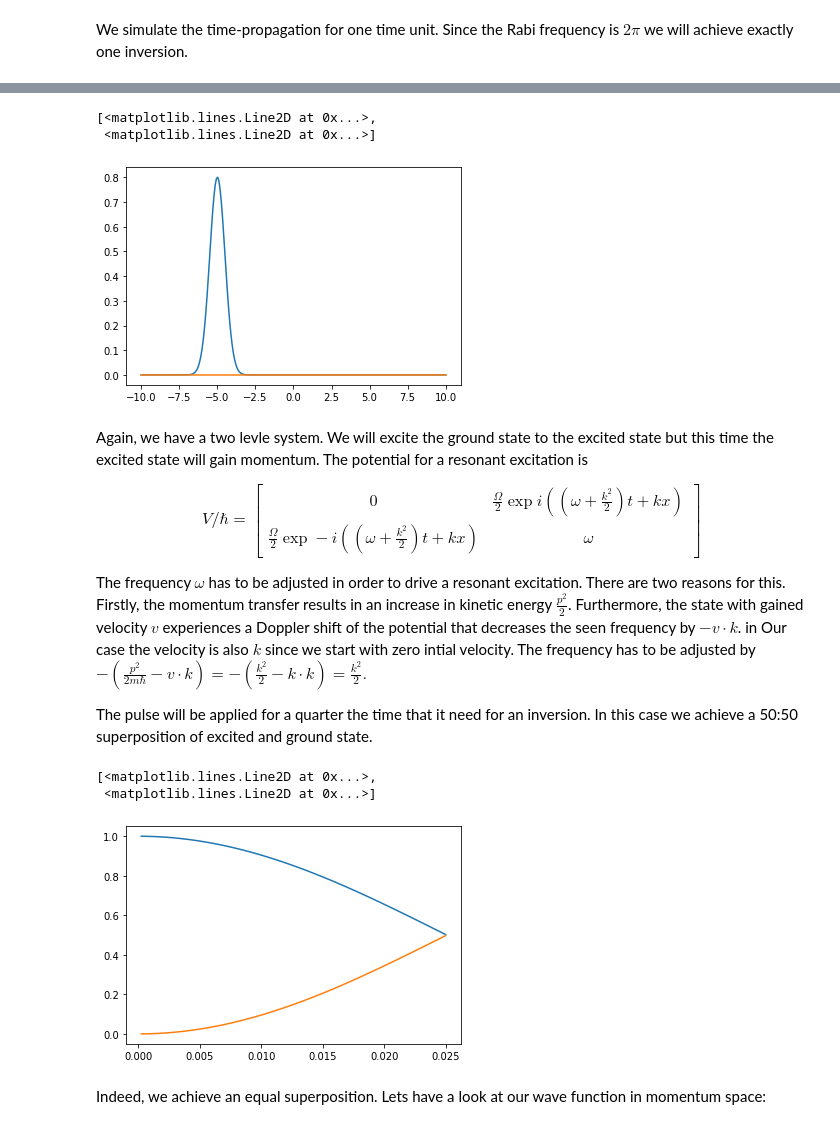
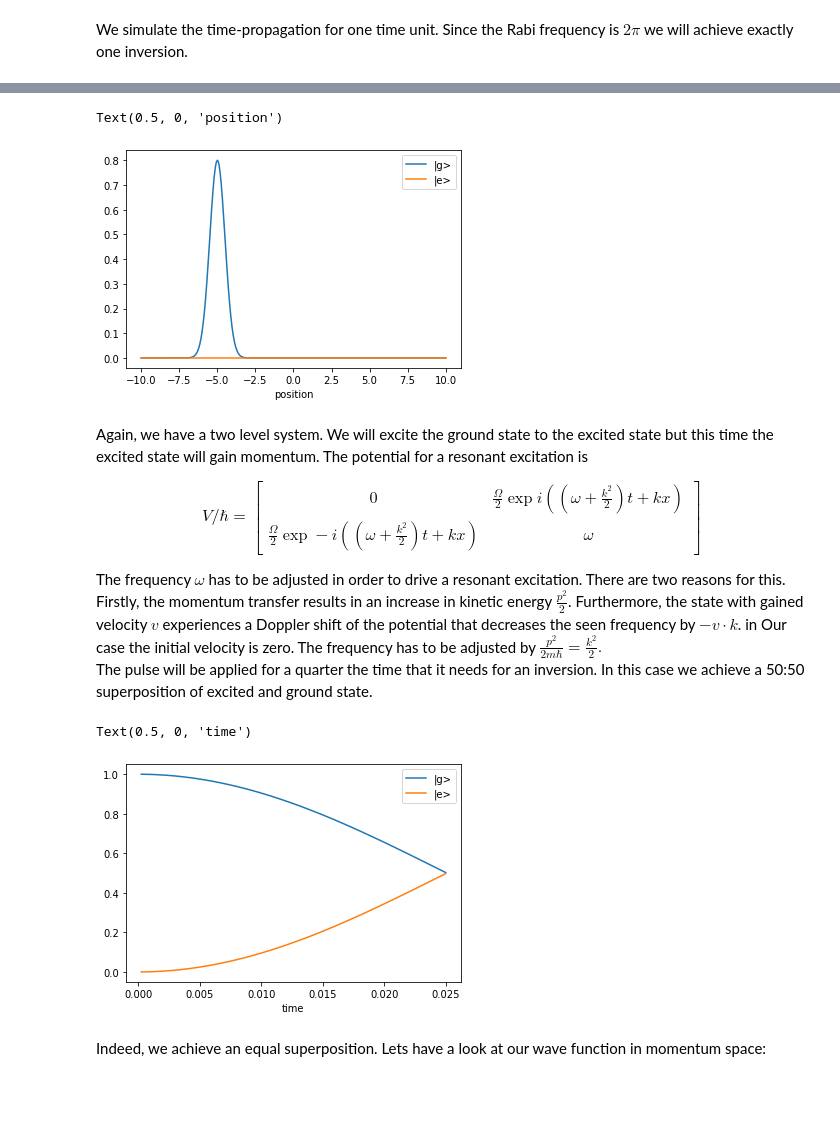
Before and after one commit to savowe/pytalises, a Jupyter notebook: docs/source/additional_examples.ipynb, the cells around one changed output, grey strips where cells are left out. Drawn from its saved outputs; the diff is of its cells as text; code cells hidden in the pictures; blank space fills up the shorter version.

```diff
--- a/docs/source/additional_examples.ipynb
+++ b/docs/source/additional_examples.ipynb
@@ -60,14 +62,15 @@ Let us look a that in a concrete example:
 # %%
 psi = pt.Wavefunction(["exp(-(x+5)**2)","0"], number_of_grid_points=(256,),
     spatial_ext=(-10,10), normalize_const=1.0)
 
-plt.plot(psi.r, np.abs(psi.amp)**2)
+lines = plt.plot(psi.r, np.abs(psi.amp)**2)
+plt.legend(lines, ('|g>', '|e>'))
+plt.xlabel("position")
 # %% [output]
-[<matplotlib.lines.Line2D at 0x...>,
- <matplotlib.lines.Line2D at 0x...>]
+Text(0.5, 0, 'position')
-[figure, old version]
+[figure, new version]
 # %% [markdown]
-Again, we have a two levle system. We will excite the ground state to the excited state but this time the excited state will gain momentum.
+Again, we have a two level system. We will excite the ground state to the excited state but this time the excited state will gain momentum.
 The potential for a resonant excitation is
 
 
@@ -81,11 +84,10 @@ V/\hbar
 $$
 
 
-The frequency $\omega$ has to be adjusted in order to drive a resonant excitation. There are two reasons for this. Firstly, the momentum transfer results in an increase in kinetic energy $\frac{p^2}{2}$. Furthermore, the state with gained velocity $v$ experiences a Doppler shift of the potential that decreases the seen frequency by $-v \cdot k$. in Our case the velocity is also $k$ since we start with zero intial velocity. The frequency has to be adjusted by $-(\frac{p^2}{2m\hbar}-v\cdot k) = -(\frac{k^2}{2}-k\cdot k) = \frac{k^2}{2}.$
-
-The pulse will be applied for a quarter the time that it need for an inversion. In this case we achieve a 50:50 superposition of excited and ground state.
+The frequency $\omega$ has to be adjusted in order to drive a resonant excitation. There are two reasons for this. Firstly, the momentum transfer results in an increase in kinetic energy $\frac{p^2}{2}$. Furthermore, the state with gained velocity $v$ experiences a Doppler shift of the potential that decreases the seen frequency by $-v \cdot k$. in Our case the initial velocity is zero. The frequency has to be adjusted by $\frac{p^2}{2m\hbar} = \frac{k^2}{2} .$
+The pulse will be applied for a quarter the time that it needs for an inversion. In this case we achieve a 50:50 superposition of excited and ground state.
 # %%
-v = ["0", "Omega_Rabi/2*exp(-1j*((omega+k**2/2)*t-k*x))", "omega"]
+V = ["0", "Omega_Rabi/2*exp(-1j*((omega+k**2/2)*t-k*x))", "omega"]
 
 f_Rabi = 10
 Omega_Rabi = 2*np.pi*f_Rabi
@@ -95,17 +97,18 @@ pop = np.zeros((num_time_steps, 2))
 time = np.zeros(num_time_steps)
 
 for i in range(num_time_steps):
-    psi.propagate(v, num_time_steps=1,
+    psi.propagate(V, num_time_steps=1,
         delta_t=pulse_length/num_time_steps,
         variables={'Omega_Rabi': Omega_Rabi, 'omega': 10, 'k':10})
     pop[i,:] = psi.state_occupation()
     time[i] = psi.t
 
-plt.plot(time, pop)
+lines = plt.plot(time, pop)
+plt.legend(lines, ('|g>', '|e>'))
+plt.xlabel("time")
 # %% [output]
-[<matplotlib.lines.Line2D at 0x...>,
- <matplotlib.lines.Line2D at 0x...>]
+Text(0.5, 0, 'time')
-[figure, old version]
+[figure, new version]
 # %% [markdown]
 Indeed, we achieve an equal superposition. Lets have a look at our wave function in momentum space:
 # %%
```
Also changed, not shown: parts of 58 cells of this notebook, 3 other files.
